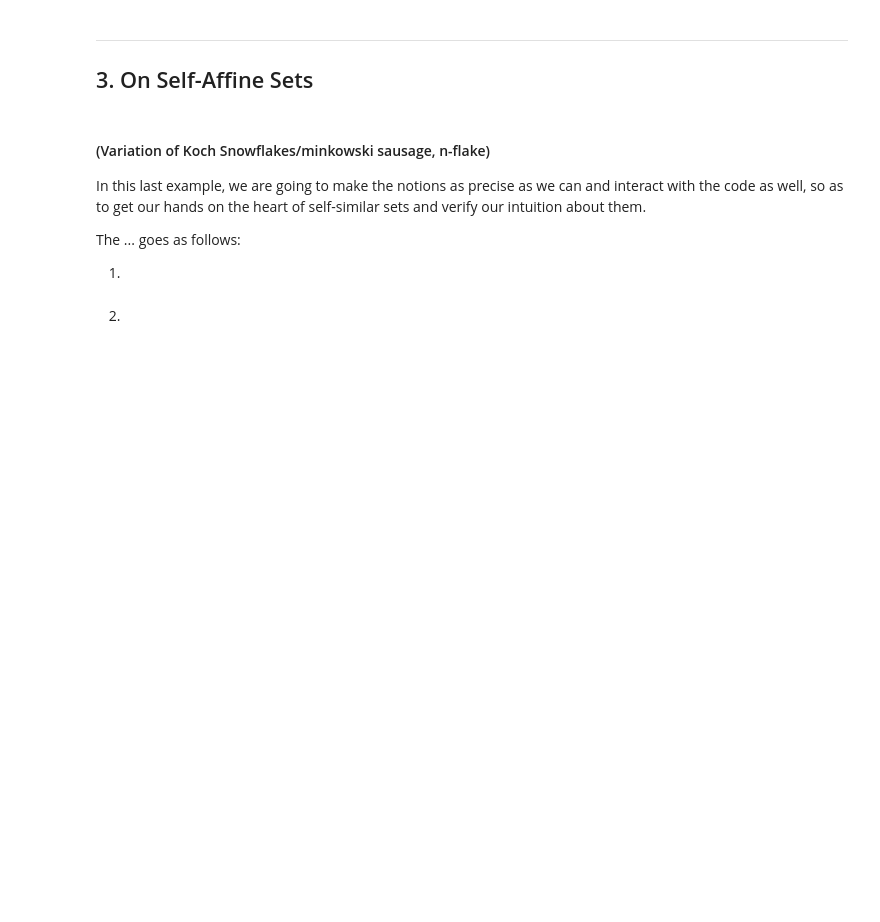
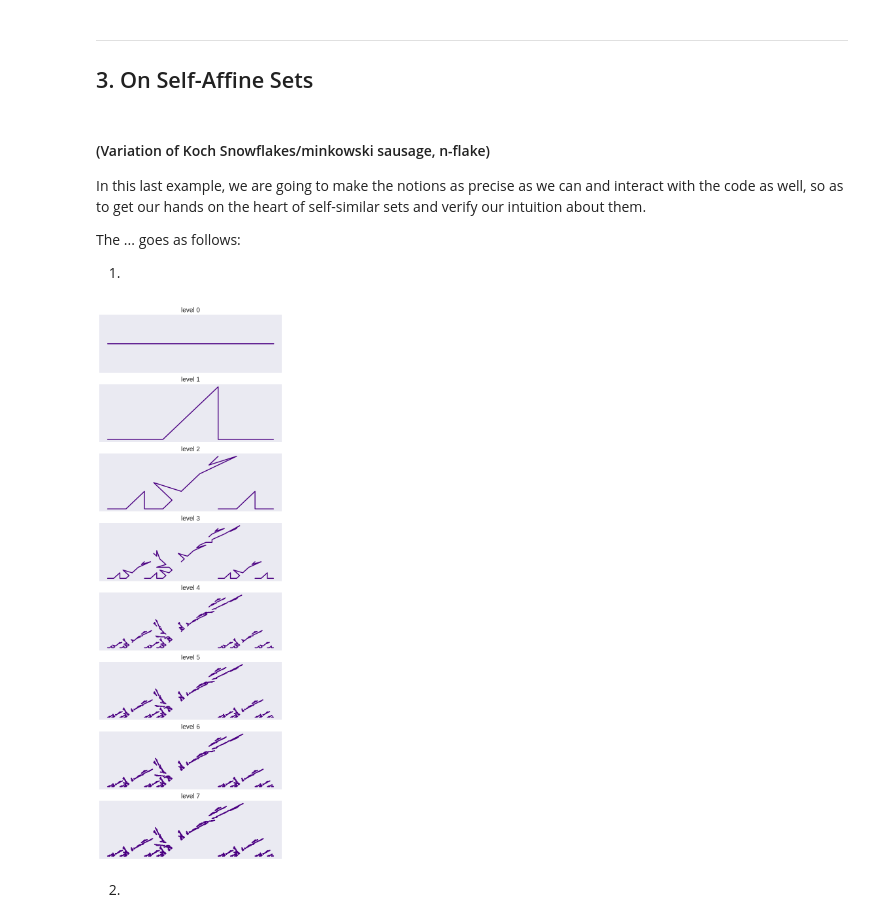
Before and after one commit to salimstnl/bme-fractal, a Jupyter notebook: main.ipynb, the cells around one changed output. Saved outputs shown, nothing was run; the diff lists cells and outputs as text; code cells hidden in the pictures; blank space fills up the shorter version.

```diff
--- a/main.ipynb
+++ b/main.ipynb
@@ -253,63 +253,65 @@ kch = np.array([
 
 def kf1(cylinder):
     x = cylinder[0]*1/3
-    y = cylinder[1]
+    y = cylinder[1]*1/3
 
     return np.array([x, y])
 
 
 def kf2(cylinder):
-    x = cylinder[0]*1/3*() + 2/3
-    y = cylinder[1]
+    x = (cylinder[0]*1/2 - cylinder[1]*math.sqrt(3)/2)*1/3 + 1/3
+    y = (cylinder[1]*1/2 + cylinder[0]*math.sqrt(3)/2)*1/3
 
     return np.array([x, y])
 
 
 def kf3(cylinder):
-    x = cylinder[0]*1/3 + 2/3
-    y = cylinder[1]
+    x = (cylinder[0]*1/2 + cylinder[1]*math.sqrt(3)/2)*1/3 + 1/2
+    y = (cylinder[1]*1/2 - cylinder[0]*math.sqrt(3)/2)*1/3 + math.sqrt(3)/6
 
     return np.array([x, y])
 
 
 def kf4(cylinder):
     x = cylinder[0]*1/3 + 2/3
-    y = cylinder[1]
+    y = cylinder[1]*1/3
 
     return np.array([x, y])
 
 
 def koch(base, n):
     if n == 0:
         return base
 
     x = np.array([])
     y = np.array([])
 
-    x = np.append(x, [cf1(base)[0], cf2(base)[0]])
-    y = np.append(y, [cf1(base)[1], cf2(base)[1]])
+    x = np.append(x, [kf1(base)[0], kf2(base)[0], kf3(base)[0], kf4(base)[0]])
+    y = np.append(y, [kf1(base)[1], kf2(base)[1], kf3(base)[1], kf4(base)[1]])
 
-    return cantor([x,y], n-1)
+    return koch([x,y], n-1)
 
 
 def cplot(base, n=4):
     plt.style.use('seaborn-dark')
-    plt.figure(figsize=[7.2, n*1.8])
+    plt.figure(figsize=[7.2, n*2.7])
     for k in range(n):
-        fractal = cantor(base, k)
+        fractal = koch(base, k)
         x = fractal[0]
         y = fractal[1]
 
         plt.subplot(n, 1, k+1)
         plt.title(f"level {k}")
         plt.xticks([])
         plt.yticks([])
-        for i in range(0,len(x), 2):
-            plt.plot(x[i:i+2], y[i:i+2], "indigo")
+        for i in range(0,len(x), 4):
+            plt.plot(x[i:i+4], y[i:i+4], "indigo")
     plt.show()
 
 
 cplot(kch)
+# %% [output]
+[figure, added]
 # %% [markdown]
 2.
 # %% [markdown]
```
Also changed, not shown: parts of 1 cell of this notebook.
